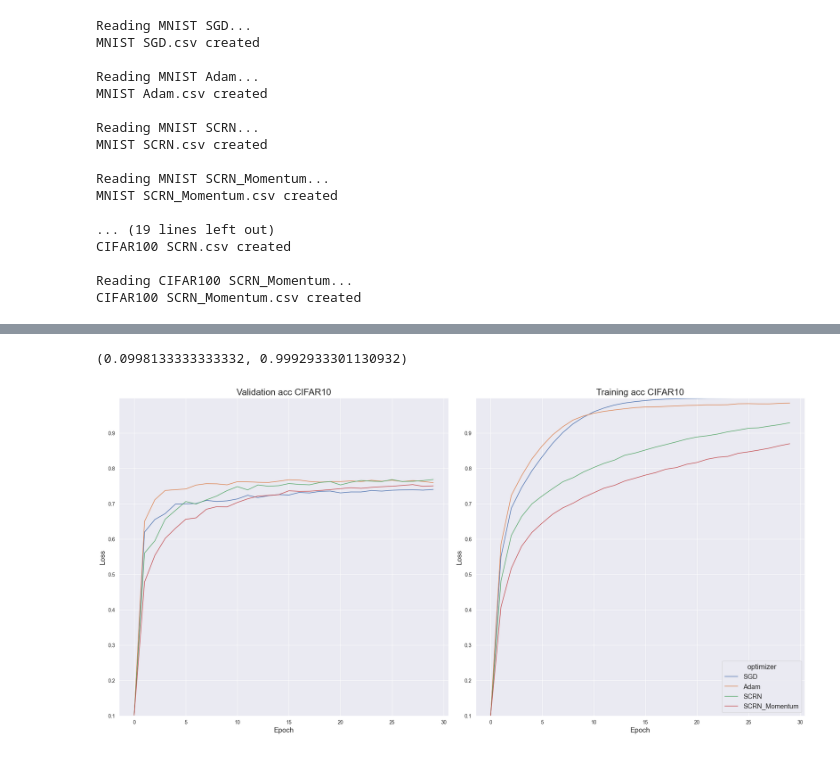
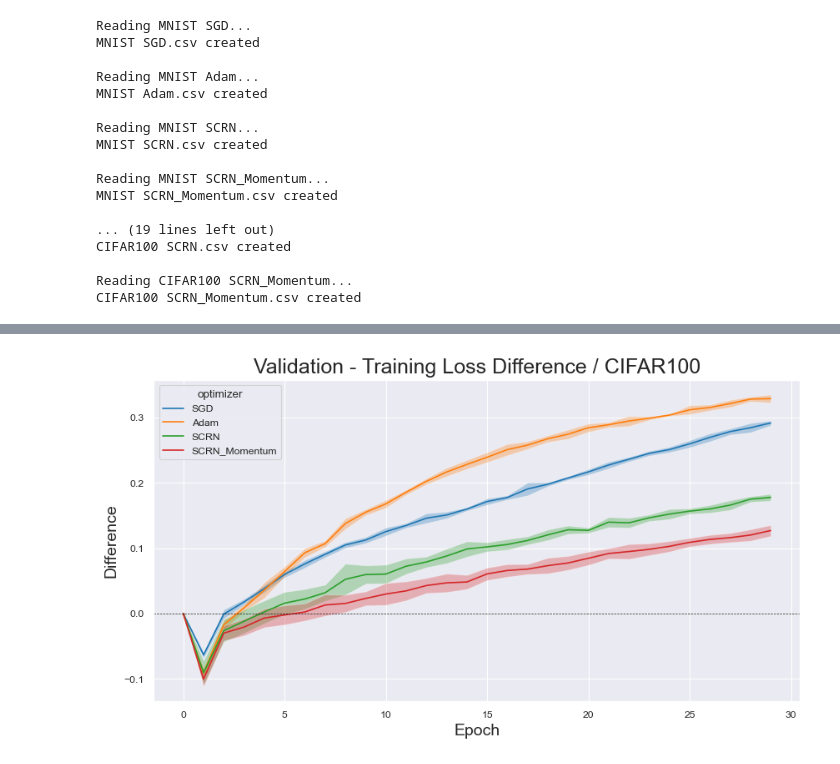
Before and after one commit to CS-433/ml-project-2-hessian4science, a Jupyter notebook: results/Results.ipynb, the cells around one changed output, grey strips where cells are left out. Drawn from its saved outputs; the diff is of its cells as text; code cells hidden in the pictures.

Commit message:
refactor code and plots with band

```diff
--- a/results/Results.ipynb
+++ b/results/Results.ipynb
@@ -122,3 +153,4 @@ min_loss, max_loss
 # %%
 dataset = 'CIFAR100'
-df, min_loss, max_loss = charge_data(dataset)
+df, min_loss, max_loss, min_acc, max_acc = load_info(dataset)
+df
@@ -196,63 +171,4 @@ plt.show()
-# %%
-
-dataset = 'CIFAR10'
-optimizers = ['SGD', 'Adam', 'SCRN', 'SCRN_Momentum']
-load = [f"{dataset}_{optimizer}.csv" for optimizer in optimizers]
-
-#into a dataframe adding a column with the optimizer name
-df = pd.DataFrame()
-for file in load:
-    df_temp = pd.read_csv(path + file)
-    #consider the case of scrn_momentum
-    if 'Momentum' in file:
-        df_temp['optimizer'] = 'SCRN_Momentum'
-    else:
-        df_temp['optimizer'] = file.split('_')[1].split('.')[0]
-    df = pd.concat([df, df_temp])
-
-
-
-losses = df.describe()[['train_acc', 'val_acc']]
-min_loss = losses.loc['min'].min()
-max_loss = losses.loc['max'].max()
-
-min_loss, max_loss
-# %% [output]
-(0.0998133333333332, 0.9992933301130932)
-# %%
-import matplotlib.pyplot as plt
-import seaborn as sns
-
-# Assuming 'df' is your DataFrame and it contains both 'val_loss' and 'train_loss'
-
-# Set the style and increase the font scale globally
-sns.set_style("darkgrid")
-sns.set_context("paper", font_scale=1.5)  # Increase font scale
-
-# Create a figure and a 1x2 grid of subplots
-fig, axes = plt.subplots(1, 2, figsize=(20, 10))  # 1 row, 2 columns
-
-
-# First subplot for validation loss
-sns.lineplot(x="epoch", y="val_acc", hue="optimizer", data=df, ax=axes[0], legend=False)
-axes[0].set_title(f"Validation acc {dataset}", fontsize=18)  # Set title font size
-axes[0].set_ylim(min_loss, max_loss)
-axes[0].set_xlabel("Epoch", fontsize=14)  # Set x-axis label font size
-axes[0].set_ylabel("Loss", fontsize=14)  # Set y-axis label font size
-
-# Second subplot for training loss
-sns.lineplot(x="epoch", y="train_acc", hue="optimizer", data=df, ax=axes[1])
-axes[1].set_title(f"Training acc {dataset}", fontsize=18)  # Set title font size
-axes[1].set_ylim(min_loss, max_loss)
-axes[1].set_xlabel("Epoch", fontsize=14)  # Set x-axis label font size
-axes[1].set_ylabel("Loss", fontsize=14)  # Set y-axis label font size
-
-# Set the tick parameters
-for ax in axes:
-    ax.tick_params(axis='both', labelsize=10)  # Set the size of tick labels
-
-# Display the plots
-plt.tight_layout()
-plt.show()
-# %% [output]
-[figure, removed]
+# %%
+plot_loss_difference(df)
+# %% [output]
+[figure, added]
```
Also changed, not shown: parts of 13 cells of this notebook, 14 other files.
